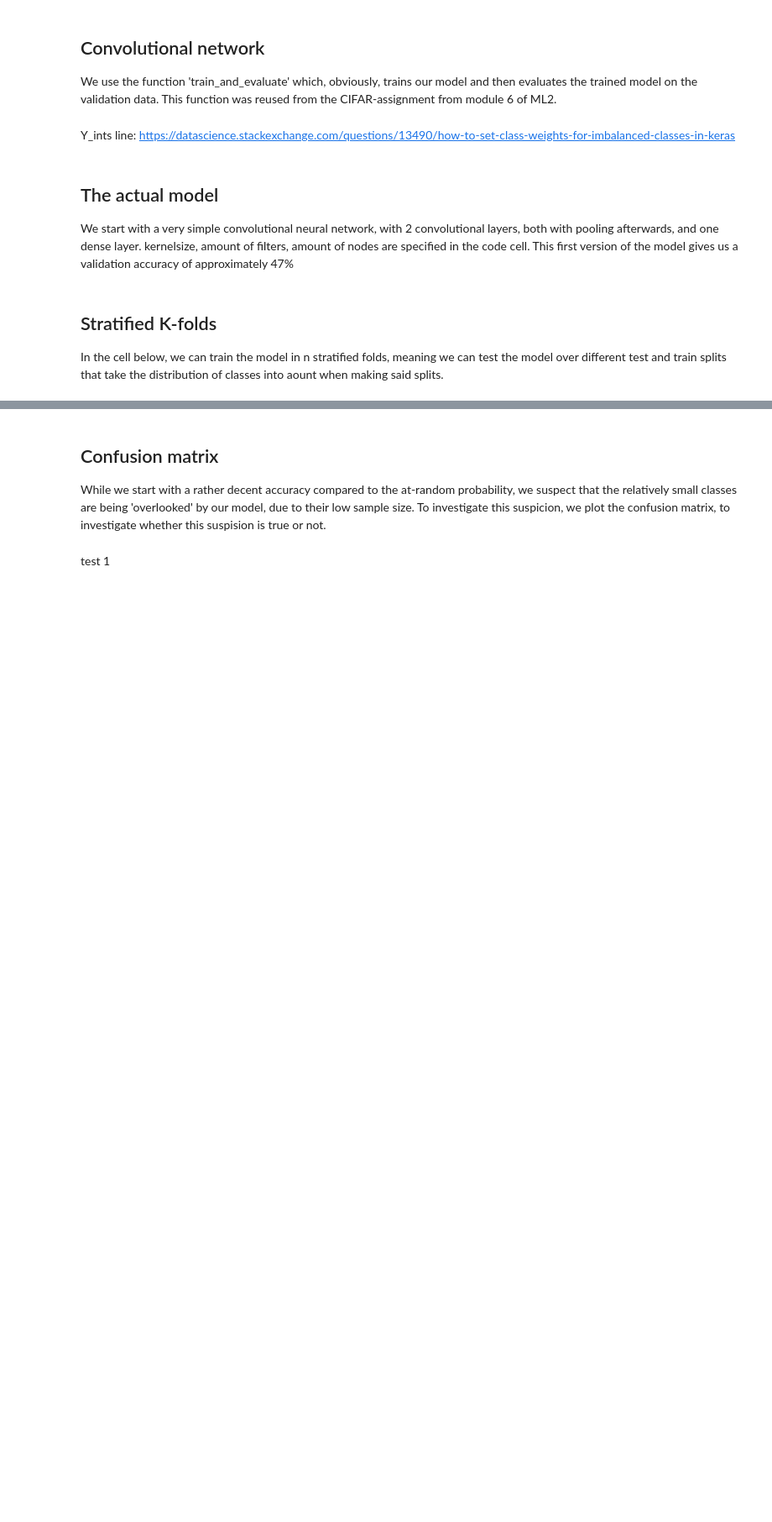
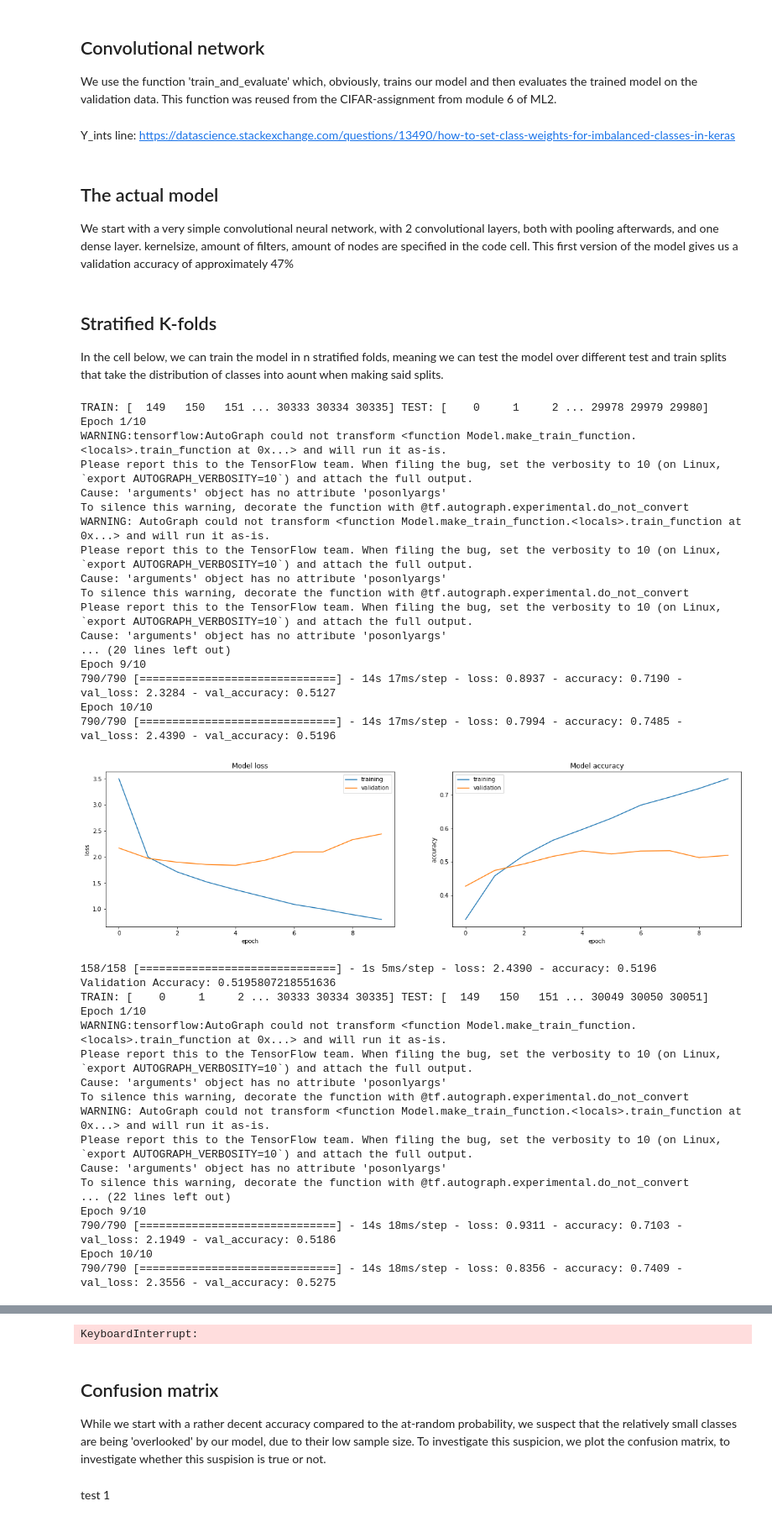
Before and after one commit to maxburger1997/Team-DreamTeam-, a Jupyter notebook: code/Plankton_Stratify.ipynb, the cells around one changed output, grey strips where cells are left out. Shown at 84% size. Saved outputs shown, nothing was run; the diff lists cells and outputs as text; code cells hidden in the pictures; blank space fills up the shorter version.

Commit message:
Version of plankton_stratify that builts a new model for every fold, thus evading the issue with extremely high validation accuracies

```diff
--- a/code/Plankton_Stratify.ipynb
+++ b/code/Plankton_Stratify.ipynb
@@ -242,19 +268,73 @@ In the cell below, we can train the model in n stratified folds, meaning we can
 # %%
 # Convert one hot matrix back to label vector
 y_ints_all = [y.argmax() for y in all_labels]
 y_ints_all = np.array(y_ints_all)
 
 # Define stratified kfold and number of splits
 skf = StratifiedKFold(n_splits=6)
 skf.get_n_splits(all_image, all_labels)
 
 StratifiedKFold(n_splits=6, random_state= None, shuffle= False)
 
 # Iterate over the splits
 for train_index, test_index in skf.split(all_image, y_ints_all):
     print("TRAIN:", train_index, "TEST:", test_index)
     X_train, X_test = all_image[train_index], all_image[test_index]
     y_train, y_test = all_labels[train_index], all_labels[test_index]
 
+    first_layer_filters = 32
+    second_layer_filters = 64
+    kernelsize = (3,3)
+    inputshape = (28,28, 1)
+    first_hidden_layer_nodes = 256
+    output_nodes = 121
+
+    model_1 = models.Sequential()
+
+    model_1.add(layers.Conv2D(first_layer_filters, kernelsize, activation = 'relu', padding = 'same', input_shape = inputshape))
+    model_1.add(layers.MaxPooling2D((2, 2)))
+    model_1.add(layers.Conv2D(second_layer_filters, kernelsize, activation = 'relu', padding = 'same', input_shape = inputshape))
+    model_1.add(layers.MaxPooling2D((2, 2)))
+
+    model_1.add(layers.Flatten())
+    model_1.add(layers.Dense(first_hidden_layer_nodes, activation = 'relu'))
+    model_1.add(layers.Dense(output_nodes, activation = 'softmax'))
+
     # Call train and evaluate for every split
     train_and_evaluate(model_1, X_train, y_train, X_test, y_test, epochs = 10)
+# %% [output]
+TRAIN: [  149   150   151 ... 30333 30334 30335] TEST: [    0     1     2 ... 29978 29979 29980]
+Epoch 1/10
+WARNING:tensorflow:AutoGraph could not transform <function Model.make_train_function.<locals>.train_function at 0x...> and will run it as-is.
+Please report this to the TensorFlow team. When filing the bug, set the verbosity to 10 (on Linux, `export AUTOGRAPH_VERBOSITY=10`) and attach the full output.
+Cause: 'arguments' object has no attribute 'posonlyargs'
+To silence this warning, decorate the function with @tf.autograph.experimental.do_not_convert
+WARNING: AutoGraph could not transform <function Model.make_train_function.<locals>.train_function at 0x...> and will run it as-is.
+Please report this to the TensorFlow team. When filing the bug, set the verbosity to 10 (on Linux, `export AUTOGRAPH_VERBOSITY=10`) and attach the full output.
+Cause: 'arguments' object has no attribute 'posonlyargs'
+To silence this warning, decorate the function with @tf.autograph.experimental.do_not_convert
+Please report this to the TensorFlow team. When filing the bug, set the verbosity to 10 (on Linux, `export AUTOGRAPH_VERBOSITY=10`) and attach the full output.
+Cause: 'arguments' object has no attribute 'posonlyargs'
+... (20 lines left out)
+Epoch 9/10
+790/790 [==============================] - 14s 17ms/step - loss: 0.8937 - accuracy: 0.7190 - val_loss: 2.3284 - val_accuracy: 0.5127
+Epoch 10/10
+790/790 [==============================] - 14s 17ms/step - loss: 0.7994 - accuracy: 0.7485 - val_loss: 2.4390 - val_accuracy: 0.5196
+[figure, added]
+158/158 [==============================] - 1s 5ms/step - loss: 2.4390 - accuracy: 0.5196
+Validation Accuracy: 0.5195807218551636
+TRAIN: [    0     1     2 ... 30333 30334 30335] TEST: [  149   150   151 ... 30049 30050 30051]
+Epoch 1/10
+WARNING:tensorflow:AutoGraph could not transform <function Model.make_train_function.<locals>.train_function at 0x...> and will run it as-is.
+Please report this to the TensorFlow team. When filing the bug, set the verbosity to 10 (on Linux, `export AUTOGRAPH_VERBOSITY=10`) and attach the full output.
+Cause: 'arguments' object has no attribute 'posonlyargs'
+To silence this warning, decorate the function with @tf.autograph.experimental.do_not_convert
+WARNING: AutoGraph could not transform <function Model.make_train_function.<locals>.train_function at 0x...> and will run it as-is.
+Please report this to the TensorFlow team. When filing the bug, set the verbosity to 10 (on Linux, `export AUTOGRAPH_VERBOSITY=10`) and attach the full output.
+Cause: 'arguments' object has no attribute 'posonlyargs'
+To silence this warning, decorate the function with @tf.autograph.experimental.do_not_convert
+... (22 lines left out)
+Epoch 9/10
+790/790 [==============================] - 14s 18ms/step - loss: 0.9311 - accuracy: 0.7103 - val_loss: 2.1949 - val_accuracy: 0.5186
+Epoch 10/10
+790/790 [==============================] - 14s 18ms/step - loss: 0.8356 - accuracy: 0.7409 - val_loss: 2.3556 - val_accuracy: 0.5275
@@ -261,3 +408,4 @@ for train_index, test_index in skf.split(all_image, y_ints_all):
+KeyboardInterrupt:
 # %% [markdown]
 ## Confusion matrix
 
```
Also changed, not shown: parts of 7 cells of this notebook.
